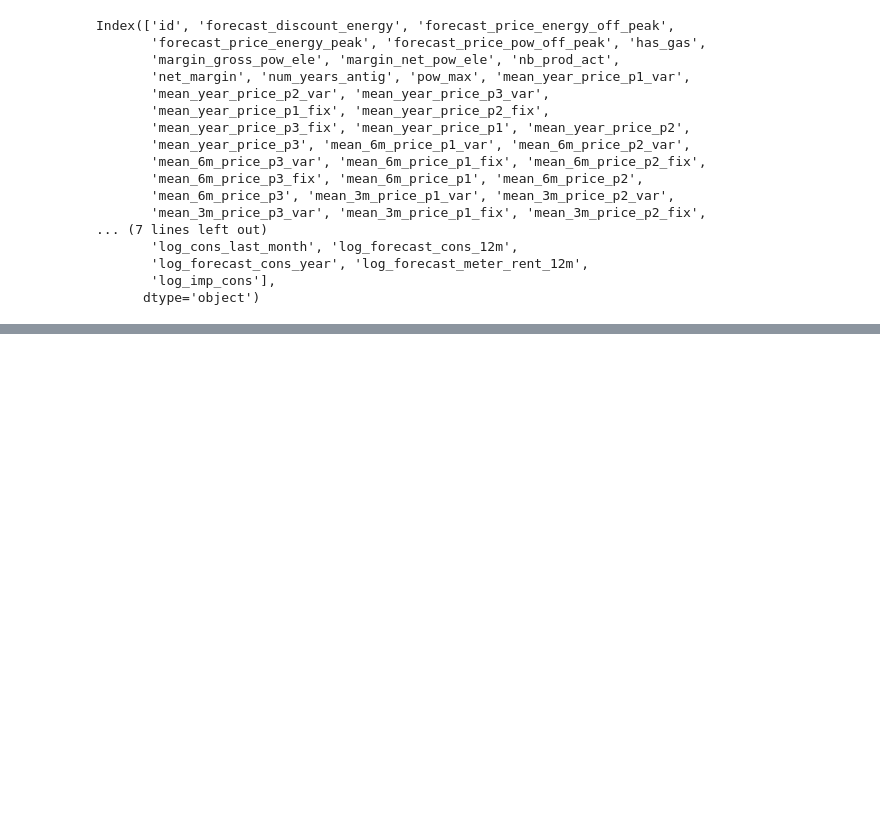
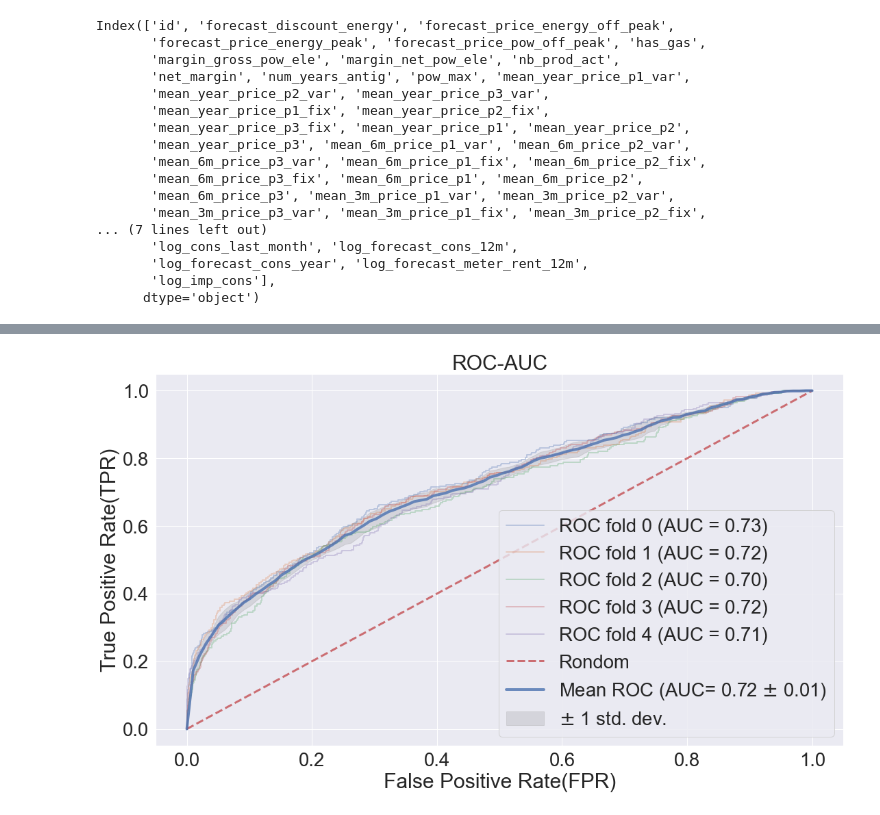
Before and after one commit to zliu15471/BCG, a Jupyter notebook: notebooks/Task 3.ipynb, the cells around one changed output, grey strips where cells are left out. Cells and saved outputs as stored; diff of their text form; code cells hidden in the pictures; blank space fills up the shorter version.

```diff
--- a/notebooks/Task 3.ipynb
+++ b/notebooks/Task 3.ipynb
@@ -356,0 +370,4 @@ Index(['id', 'forecast_discount_energy', 'forecast_price_energy_off_peak',
+# %%
+#First we need to specify features and target
+y=df['churn']
+X=df.drop(['churn','id'],axis=1)
@@ -356,0 +672,27 @@ Index(['id', 'forecast_discount_energy', 'forecast_price_energy_off_peak',
+# %%
+best_random={'subsample':0.8,
+'scale_pos_weight':1,
+'n_estimators':1100,
+'max_depth':12,
+'learning_rate':0.01,
+'gamma':4.0,
+'colsample_bytree':0.60}
+# %%
+model_grid=xgb.XGBClassifier(objective='binary:logistic',
+                            nthread=1,eval_metric='mlogloss',**best_random)
+
+fprs,tprs,score=[],[],[]
+# %%
+
+for (train,test), i in zip(cv.split(X,y),range(5)):
+    model_grid.fit(X.iloc[train],y.iloc[train])
+    _,_,auc_score_train=compute_roc_auc(model_grid,train)
+    fpr,tpr,auc_score=compute_roc_auc(model_grid,test)
+    score.append((auc_score_train,auc_score))
+    fprs.append(fpr)
+    tprs.append(tpr)
+# %%
+plot_roc_curve(fprs,tprs)
+plt.show()
+# %% [output]
+[figure, added]
```
Also changed, not shown: parts of 19 cells of this notebook, 2 other files.
